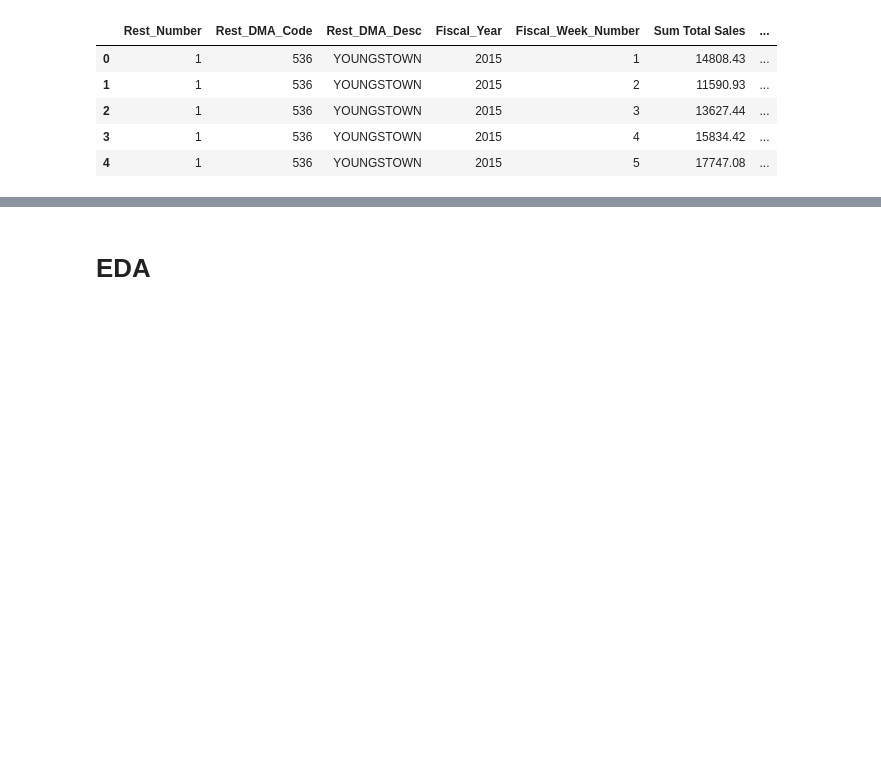
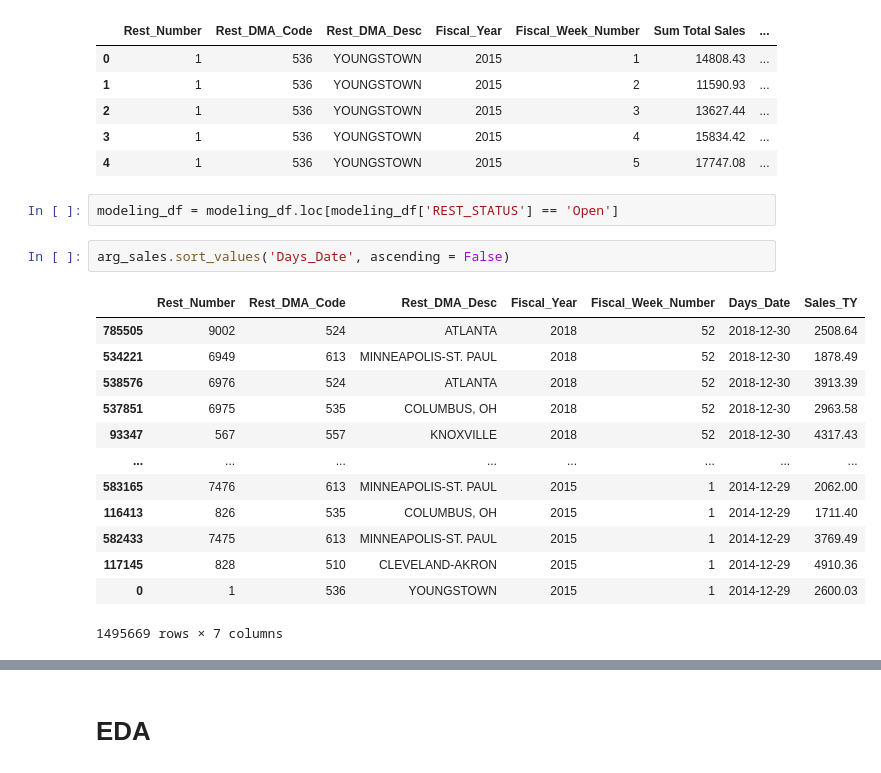
Before and after one commit to will4865/Inspire-Brands-Case-Study, a Jupyter notebook: technical-case-study.ipynb, the cells around one changed output, grey strips where cells are left out. Drawn from its saved outputs; the diff is of its cells as text; blank space fills up the shorter version.

```diff
--- a/technical-case-study.ipynb
+++ b/technical-case-study.ipynb
@@ -890,3 +890,21 @@ modeling_df.head()
 | 2 | 1 | 536 | YOUNGSTOWN | 2015 | 3 | 13627.44 | ... |
 | 3 | 1 | 536 | YOUNGSTOWN | 2015 | 4 | 15834.42 | ... |
 | 4 | 1 | 536 | YOUNGSTOWN | 2015 | 5 | 17747.08 | ... |
+# %%
+modeling_df = modeling_df.loc[modeling_df['REST_STATUS'] == 'Open']
+# %%
+arg_sales.sort_values('Days_Date', ascending = False)
+# %% [output]
+|  | Rest_Number | Rest_DMA_Code | Rest_DMA_Desc | Fiscal_Year | Fiscal_Week_Number | Days_Date | Sales_TY |
+| 785505 | 9002 | 524 | ATLANTA | 2018 | 52 | 2018-12-30 | 2508.64 |
+| 534221 | 6949 | 613 | MINNEAPOLIS-ST. PAUL | 2018 | 52 | 2018-12-30 | 1878.49 |
+| 538576 | 6976 | 524 | ATLANTA | 2018 | 52 | 2018-12-30 | 3913.39 |
+| 537851 | 6975 | 535 | COLUMBUS, OH | 2018 | 52 | 2018-12-30 | 2963.58 |
+| 93347 | 567 | 557 | KNOXVILLE | 2018 | 52 | 2018-12-30 | 4317.43 |
+| ... | ... | ... | ... | ... | ... | ... | ... |
+| 583165 | 7476 | 613 | MINNEAPOLIS-ST. PAUL | 2015 | 1 | 2014-12-29 | 2062.00 |
+| 116413 | 826 | 535 | COLUMBUS, OH | 2015 | 1 | 2014-12-29 | 1711.40 |
+| 582433 | 7475 | 613 | MINNEAPOLIS-ST. PAUL | 2015 | 1 | 2014-12-29 | 3769.49 |
+| 117145 | 828 | 510 | CLEVELAND-AKRON | 2015 | 1 | 2014-12-29 | 4910.36 |
+| 0 | 1 | 536 | YOUNGSTOWN | 2015 | 1 | 2014-12-29 | 2600.03 |
+1495669 rows × 7 columns
```
Also changed, not shown: parts of 15 cells of this notebook.
